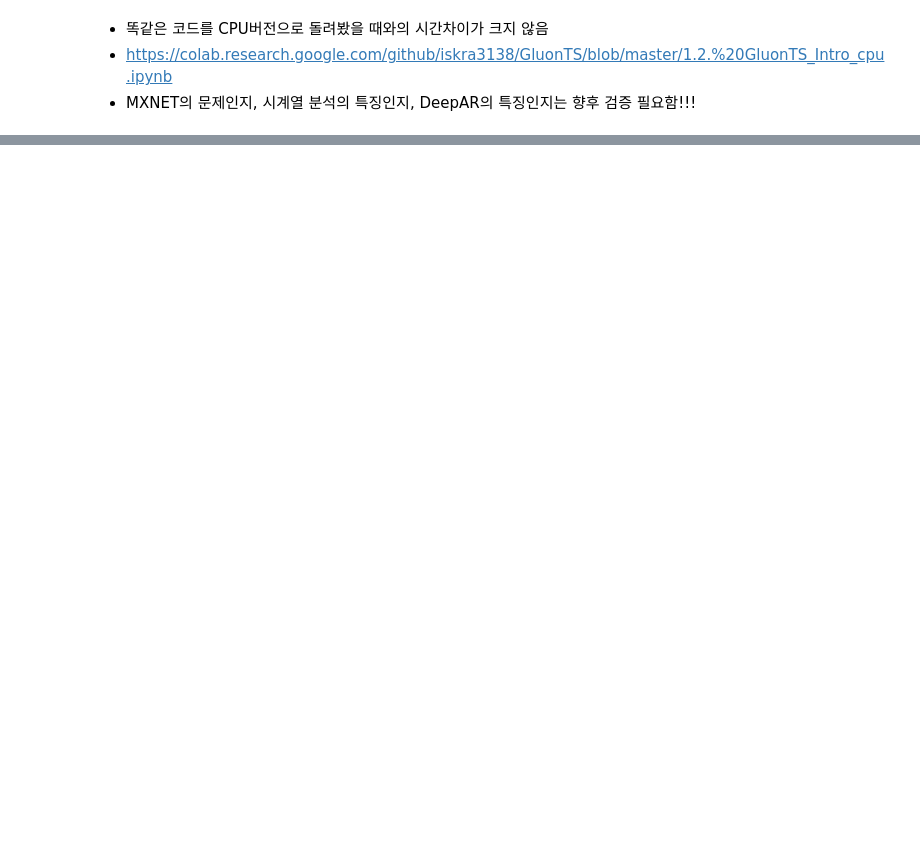
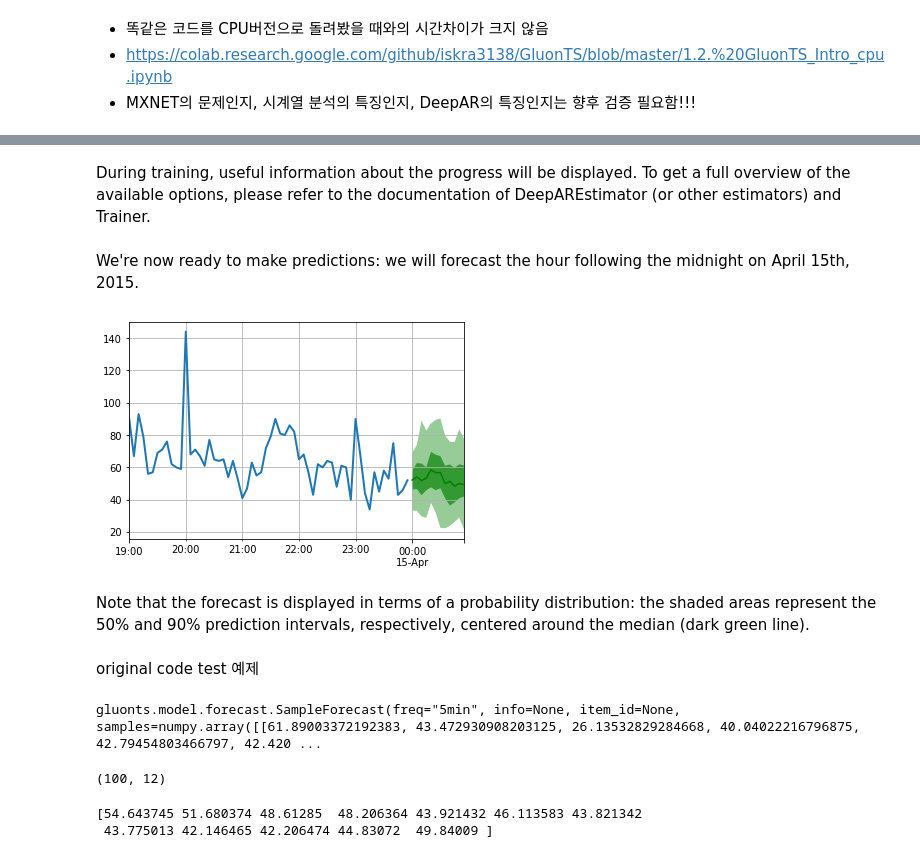
Before and after one commit to iskra3138/GluonTS, a Jupyter notebook: 1_1_GluonTS_Intro.ipynb, the cells around one changed output, grey strips where cells are left out. Saved outputs shown, nothing was run; the diff lists cells and outputs as text; code cells hidden in the pictures; blank space fills up the shorter version.

```diff
--- a/1_1_GluonTS_Intro.ipynb
+++ b/1_1_GluonTS_Intro.ipynb
@@ -151,0 +190,5 @@ INFO:root:End model training
+# %%
+data = common.ListDataset([{"start": df.index[0],
+                            "target": df.value[:"2015-04-05 00:00:00"]}],
+                          freq="5min")
+print (data)
@@ -151,0 +220,3 @@ INFO:root:End model training
+# %%
+trainer = Trainer(epochs=10)
+print (trainer)
@@ -151,0 +226,3 @@ INFO:root:End model training
+# %%
+estimator = deepar.DeepAREstimator(freq="5min", prediction_length=12, trainer=trainer)
+print (estimator)
@@ -151,0 +231,2 @@ INFO:root:End model training
+# %%
+predictor = estimator.train(training_data=data)
@@ -151,0 +254,39 @@ INFO:root:End model training
+# %% [markdown]
+During training, useful information about the progress will be displayed. To get a full overview of the available options, please refer to the documentation of DeepAREstimator (or other estimators) and Trainer.
+# %% [markdown]
+We're now ready to make predictions: we will forecast the hour following the midnight on April 15th, 2015.
+# %%
+from gluonts.dataset.common import ListDataset
+
+
+test_data = ListDataset(
+    [{"start": df.index[0], "target": df.value[:"2015-04-15 00:00:00"]}],
+    freq = "5min"
+)
+
+from gluonts.dataset.util import to_pandas
+
+for test_entry, forecast in zip(test_data, predictor.predict(test_data)):
+    to_pandas(test_entry)[-60:].plot(linewidth=2)
+    forecast.plot(color='g', prediction_intervals=[50.0, 90.0])
+plt.grid(which='both')
+# %% [output]
+[figure, added]
+# %% [markdown]
+Note that the forecast is displayed in terms of a probability distribution: the shaded areas represent the 50% and 90% prediction intervals, respectively, centered around the median (dark green line).
+# %% [markdown]
+original code test 예제
+# %%
+prediction = next(predictor.predict(data))
+print  (prediction)
+# %% [output]
+gluonts.model.forecast.SampleForecast(freq="5min", info=None, item_id=None, samples=numpy.array([[61.89003372192383, 43.472930908203125, 26.13532829284668, 40.04022216796875, 42.79454803466797, 42.420 ...
+# %%
+prediction.samples.shape
+# %% [output]
+(100, 12)
+# %%
+print(prediction.mean)
+# %% [output]
+[54.643745 51.680374 48.61285  48.206364 43.921432 46.113583 43.821342
+ 43.775013 42.146465 42.206474 44.83072  49.84009 ]
```
Also changed, not shown: parts of 20 cells of this notebook.
